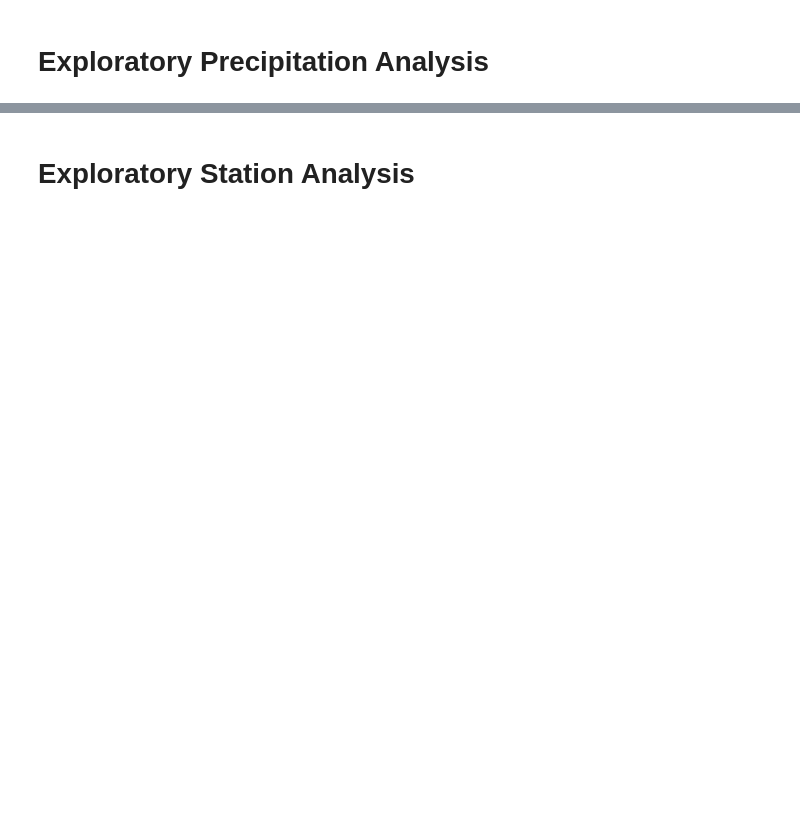
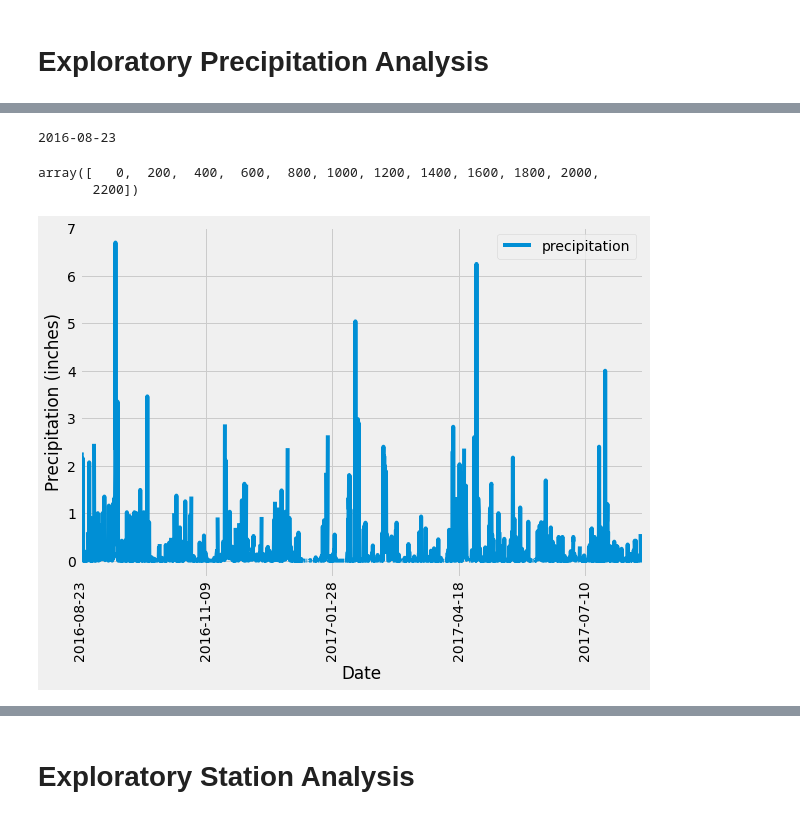
Before and after one commit to ellengrove/sqlalchemy-challenge, a Jupyter notebook: climate_starter.ipynb, the cells around one changed output, grey strips where cells are left out. Saved outputs shown, nothing was run; the diff lists cells and outputs as text; code cells hidden in the pictures; blank space fills up the shorter version.

```diff
--- a/climate_starter.ipynb
+++ b/climate_starter.ipynb
@@ -57,32 +72,37 @@ first_date
 # %%
 # Design a query to retrieve the last 12 months of precipitation data and plot the results.
 # Starting from the most recent data point in the database.
 
 # Calculate the date one year from the last date in data set.
 year_ago = dt.date(2017,8,23) - dt.timedelta(days=365)
 print(year_ago)
 
 # Perform a query to retrieve the data and precipitation scores
 precipitation = session.query(Measurement.date, Measurement.prcp).\
     filter(Measurement.date >= year_ago).all()
 precipitation
 
 # Save the query results as a Pandas DataFrame and set the index to the date column
 precipitation_df = pd.DataFrame(precipitation,columns=['date','precipitation'])
 precipitation_df.set_index(['date'],inplace=True)
 
 # Sort the dataframe by date
 precipitation_df.sort_index(inplace=True)
 
 # Use Pandas Plotting with Matplotlib to plot the data
 precipitation_df.plot(kind='line',rot=90,figsize=(9,6));
 plt.ylabel('Precipitation (inches)');
 plt.xlabel('Date');
 plt.legend(loc='upper right');
 plt.xlim(0,len(precipitation_df))
 
-x_axis = np.arange(0,len(precipitation_df),100)
-x_axis
+x_axis = np.arange(0,len(precipitation_df),200)
+x_axis\\\\
+# %% [output]
+2016-08-23
+array([   0,  200,  400,  600,  800, 1000, 1200, 1400, 1600, 1800, 2000,
+       2200])
+[figure, added]
 # %%
 # Use Pandas to calcualte the summary statistics for the precipitation data
 precipitation_df.describe()
```
Also changed, not shown: parts of 11 cells of this notebook, 1 other file.
